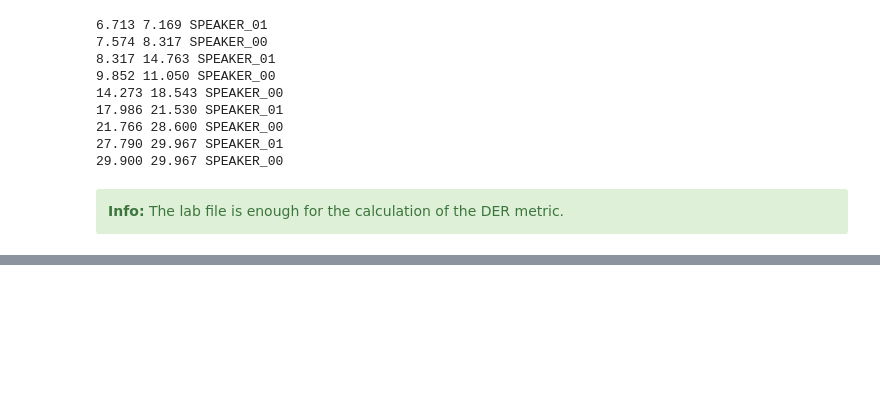
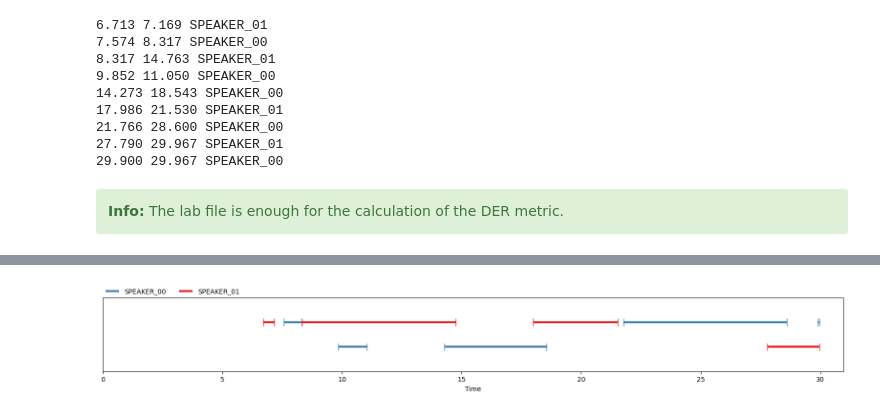
Before and after one commit to ktzkvin/transcribe-meeting, a Jupyter notebook: Diarization-Error-Rate.ipynb, the cells around one changed output, grey strips where cells are left out. Drawn from its saved outputs; the diff is of its cells as text; code cells hidden in the pictures; blank space fills up the shorter version.

```diff
--- a/Diarization-Error-Rate.ipynb
+++ b/Diarization-Error-Rate.ipynb
@@ -180,0 +181,6 @@ reference
+# %%
+hypothesis = load_lab(hyp_lab_path)
+
+reference
+# %% [output]
+[figure, added]
```
Also changed, not shown: parts of 9 cells of this notebook, 5 other files.
